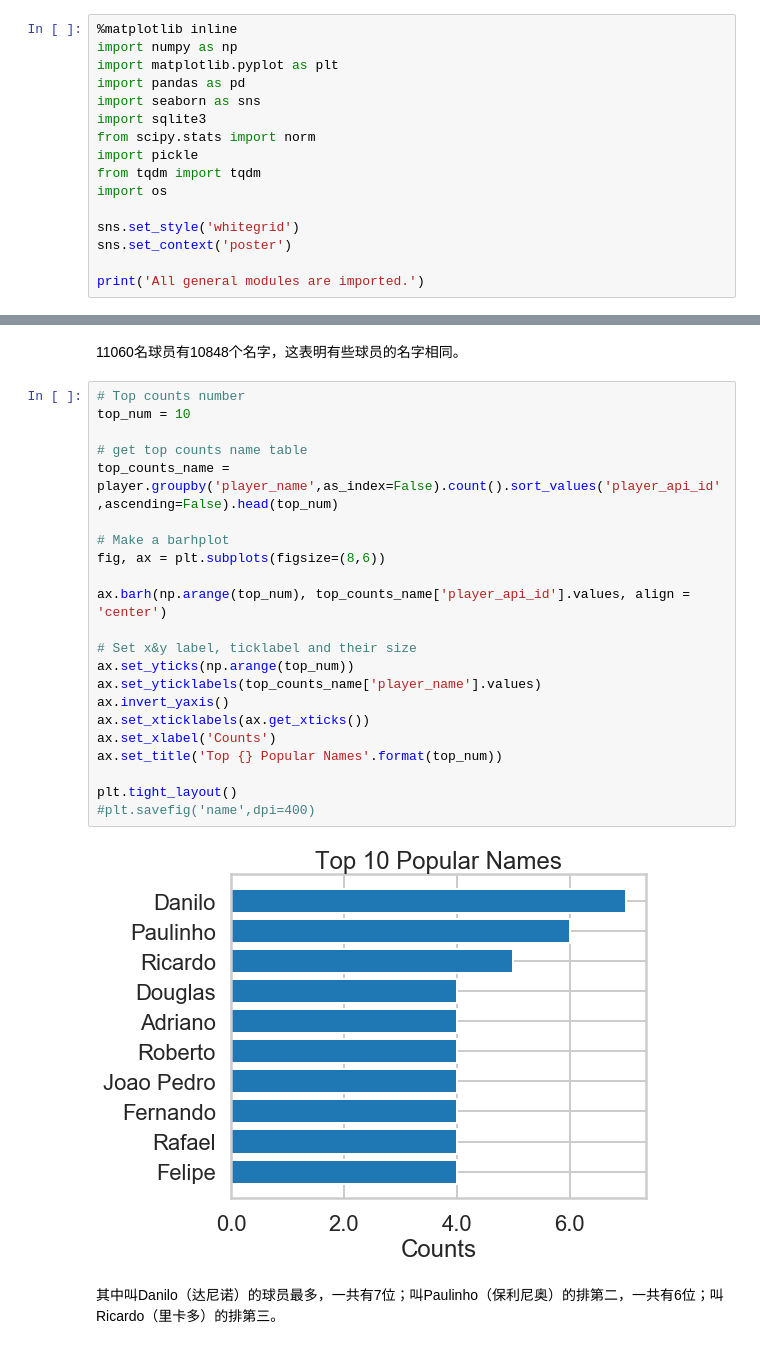
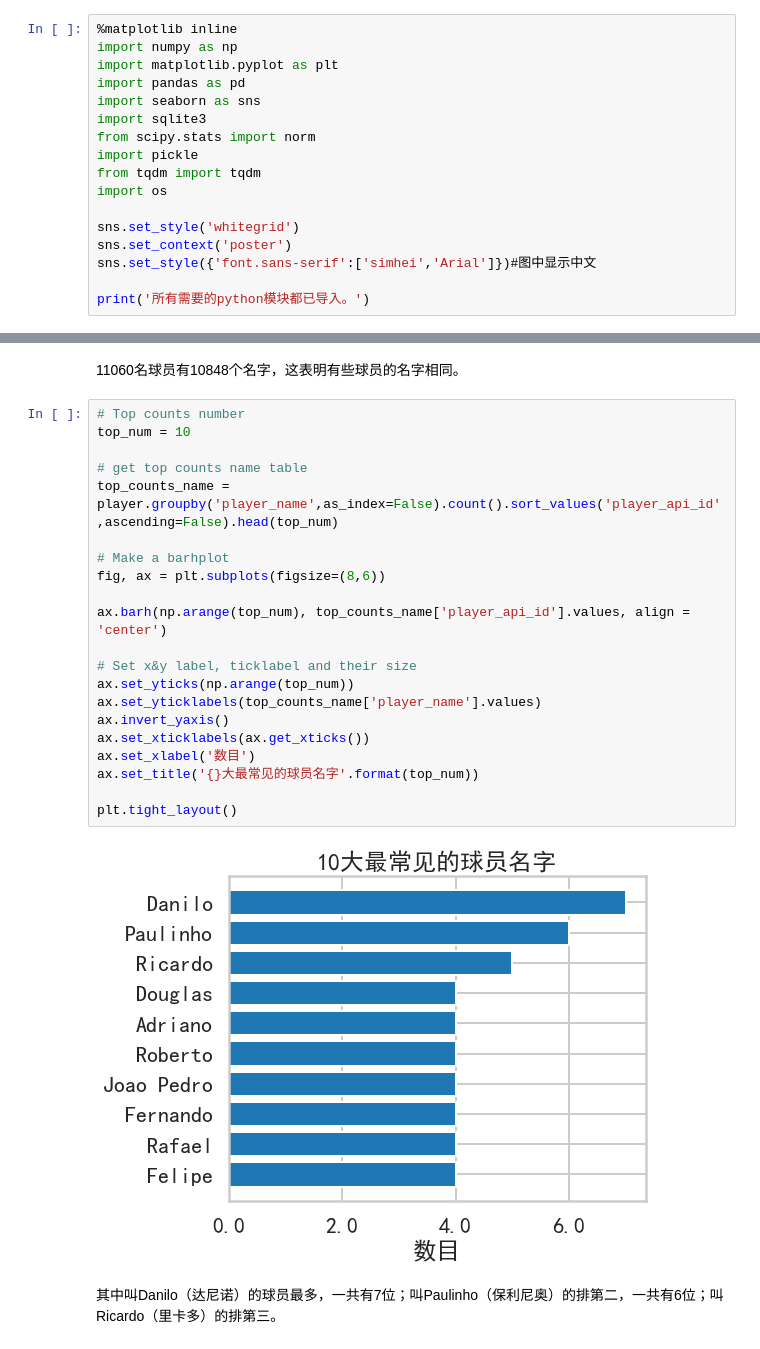
Before and after one commit to xzl524/football_data_analysis, a Jupyter notebook: projects/european_soccer_database_analysis/exploratory_data_analysis/exploratory_data_analysis_1_CN.ipynb, the cells around one changed output, grey strips where cells are left out. Drawn from its saved outputs; the diff is of its cells as text.

```diff
--- a/projects/european_soccer_database_analysis/exploratory_data_analysis/exploratory_data_analysis_1_CN.ipynb
+++ b/projects/european_soccer_database_analysis/exploratory_data_analysis/exploratory_data_analysis_1_CN.ipynb
@@ -58,6 +58,7 @@ import os
 
 sns.set_style('whitegrid')
 sns.set_context('poster')
+sns.set_style({'font.sans-serif':['simhei','Arial']})#图中显示中文
 
-print('All general modules are imported.')
+print('所有需要的python模块都已导入。')
 # %% [output]
@@ -345,27 +357,26 @@ The number of unique player_name is 10848.
 # %%
 # Top counts number
 top_num = 10
 
 # get top counts name table
 top_counts_name = player.groupby('player_name',as_index=False).count().sort_values('player_api_id',ascending=False).head(top_num)
 
 # Make a barhplot
 fig, ax = plt.subplots(figsize=(8,6))
 
 ax.barh(np.arange(top_num), top_counts_name['player_api_id'].values, align = 'center')
 
 # Set x&y label, ticklabel and their size
 ax.set_yticks(np.arange(top_num))
 ax.set_yticklabels(top_counts_name['player_name'].values)
 ax.invert_yaxis()
 ax.set_xticklabels(ax.get_xticks())
-ax.set_xlabel('Counts')
-ax.set_title('Top {} Popular Names'.format(top_num))
+ax.set_xlabel('数目')
+ax.set_title('{}大最常见的球员名字'.format(top_num))
 
 plt.tight_layout()
-#plt.savefig('name',dpi=400)
 # %% [output]
-[figure, old version]
+[figure, new version]
 # %% [markdown]
 其中叫Danilo（达尼诺）的球员最多，一共有7位；叫Paulinho（保利尼奥）的排第二，一共有6位；叫Ricardo（里卡多）的排第三。
 # %% [markdown]
```
Also changed, not shown: parts of 12 cells of this notebook.
